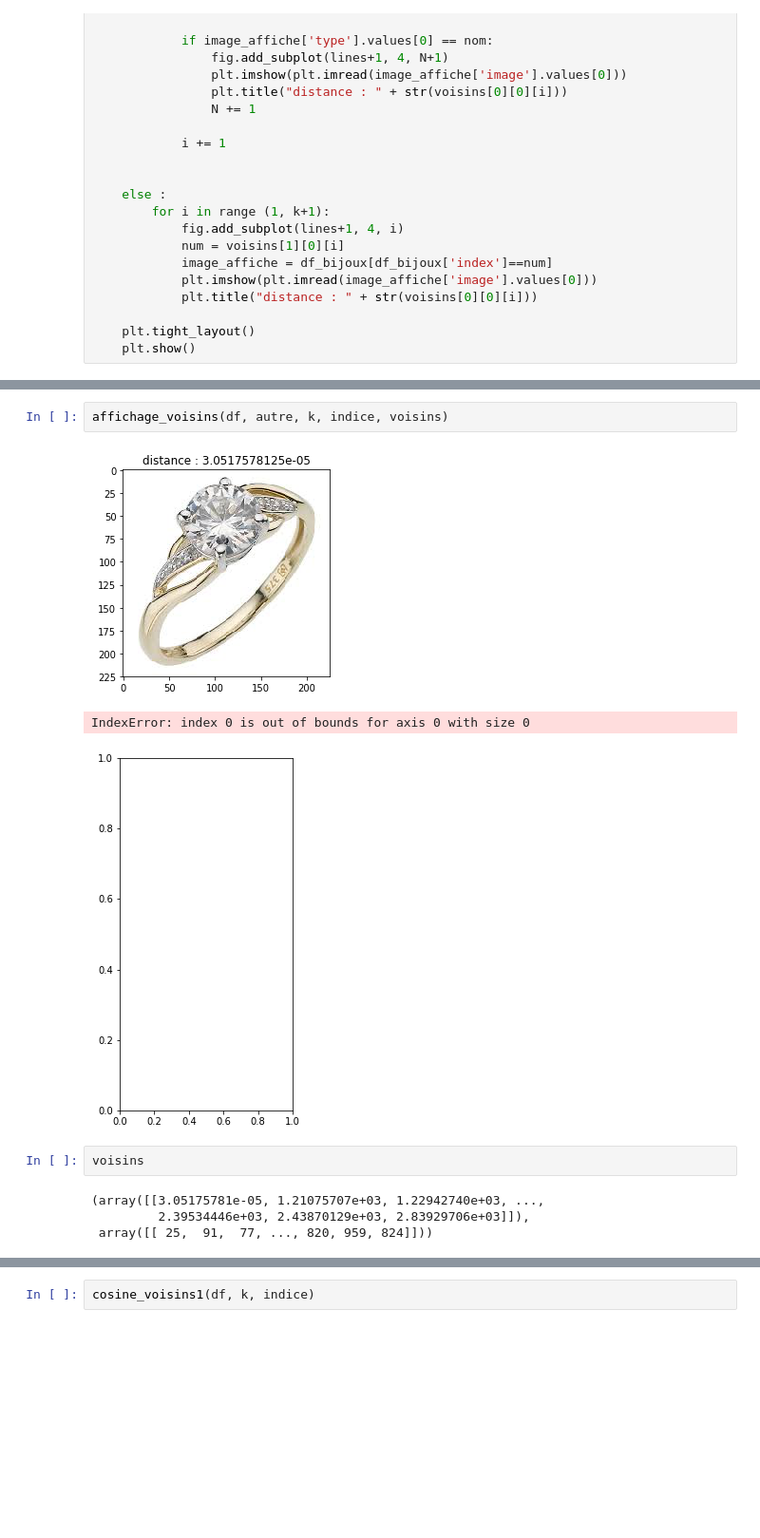
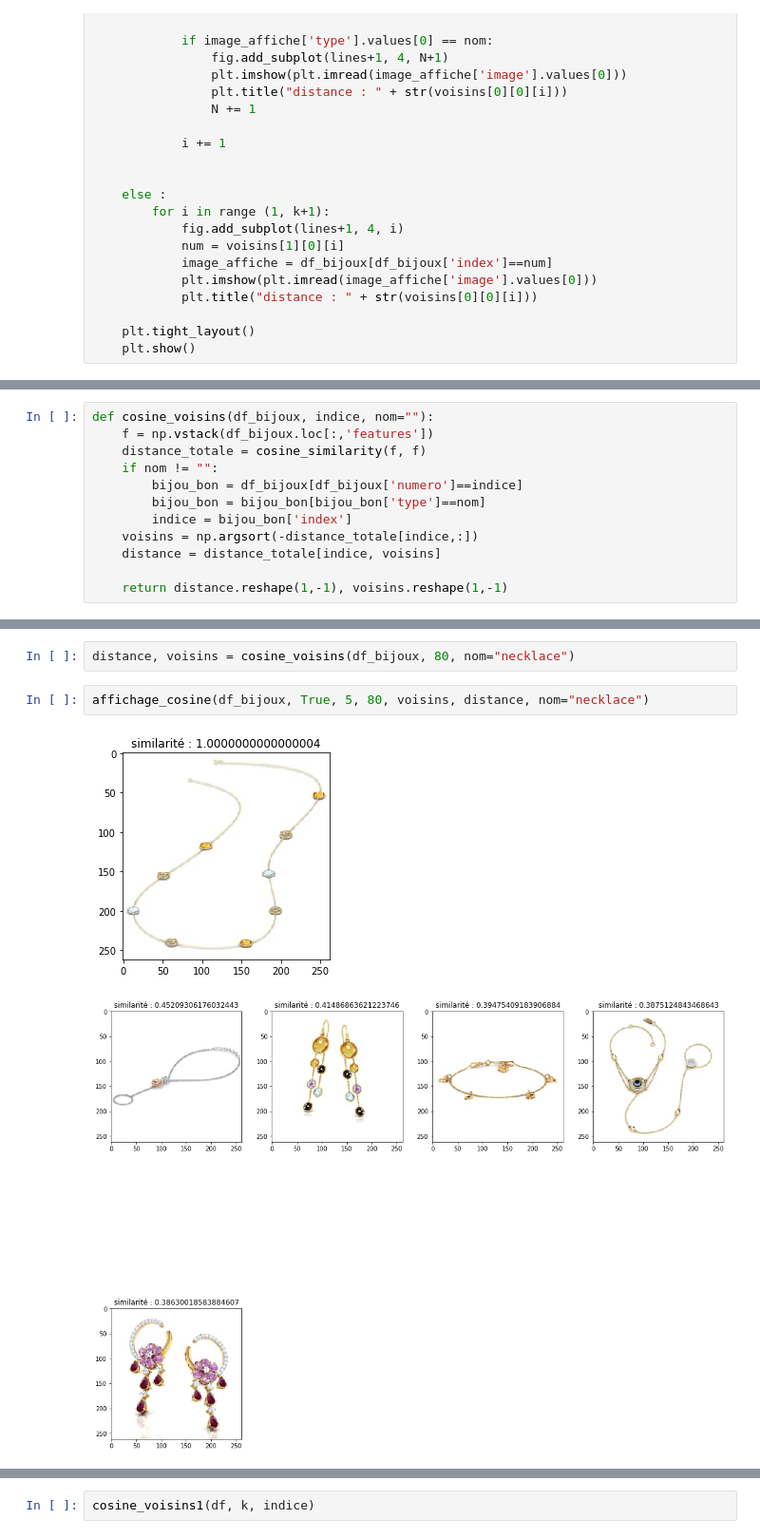
Before and after one commit to m-emmeline/Projet_RecomStyle, a Jupyter notebook: recom_style.ipynb, the cells around one changed output, grey strips where cells are left out. Shown at 95% size. Drawn from its saved outputs; the diff is of its cells as text; blank space fills up the shorter version.

```diff
--- a/recom_style.ipynb
+++ b/recom_style.ipynb
@@ -288 +288,13 @@ affichage_voisins(df_bijoux, False, 10, 15, voisins, "necklace")
+# %%
+def cosine_voisins(df_bijoux, indice, nom=""):
+    f = np.vstack(df_bijoux.loc[:,'features'])
+    distance_totale = cosine_similarity(f, f)
+    if nom != "":
+        bijou_bon = df_bijoux[df_bijoux['numero']==indice]
+        bijou_bon = bijou_bon[bijou_bon['type']==nom]
+        indice = bijou_bon['index']
+    voisins = np.argsort(-distance_totale[indice,:])
+    distance = distance_totale[indice, voisins]
+
+    return distance.reshape(1,-1), voisins.reshape(1,-1)
 # %%
@@ -320,17 +366,12 @@ def affichage_voisins2(df, autre, k, indice, voisins):
 
     plt.tight_layout()
     plt.show()
-# %%
-affichage_voisins(df, autre, k, indice, voisins)
-# %% [output]
-[figure, removed]
-IndexError: index 0 is out of bounds for axis 0 with size 0
-[figure, removed]
-# %%
-voisins
-# %% [output]
-(array([[3.05175781e-05, 1.21075707e+03, 1.22942740e+03, ...,
-         2.39534446e+03, 2.43870129e+03, 2.83929706e+03]]),
- array([[ 25,  91,  77, ..., 820, 959, 824]]))
+# %%
+distance, voisins = cosine_voisins(df_bijoux, 80, nom="necklace")
+# %%
+affichage_cosine(df_bijoux, True, 5, 80, voisins, distance, nom="necklace")
+# %% [output]
+[figure, added]
+[figure, added]
 # %%
 def cosine_voisins(df, k, indice):
```
Also changed, not shown: parts of 4 cells of this notebook.
